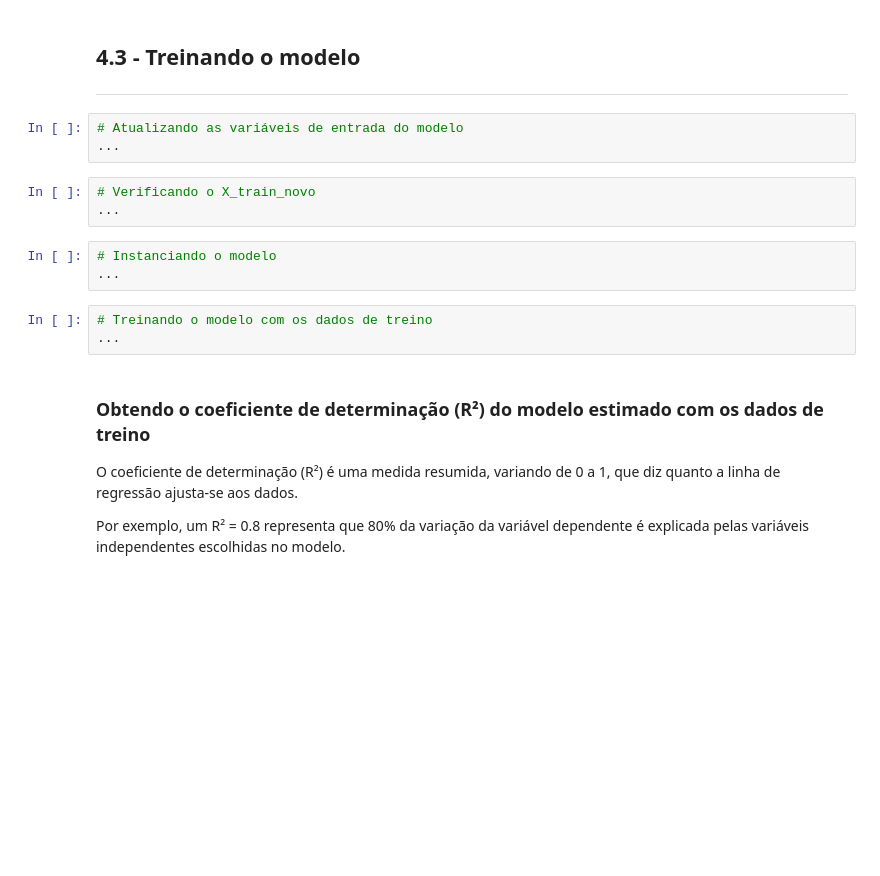
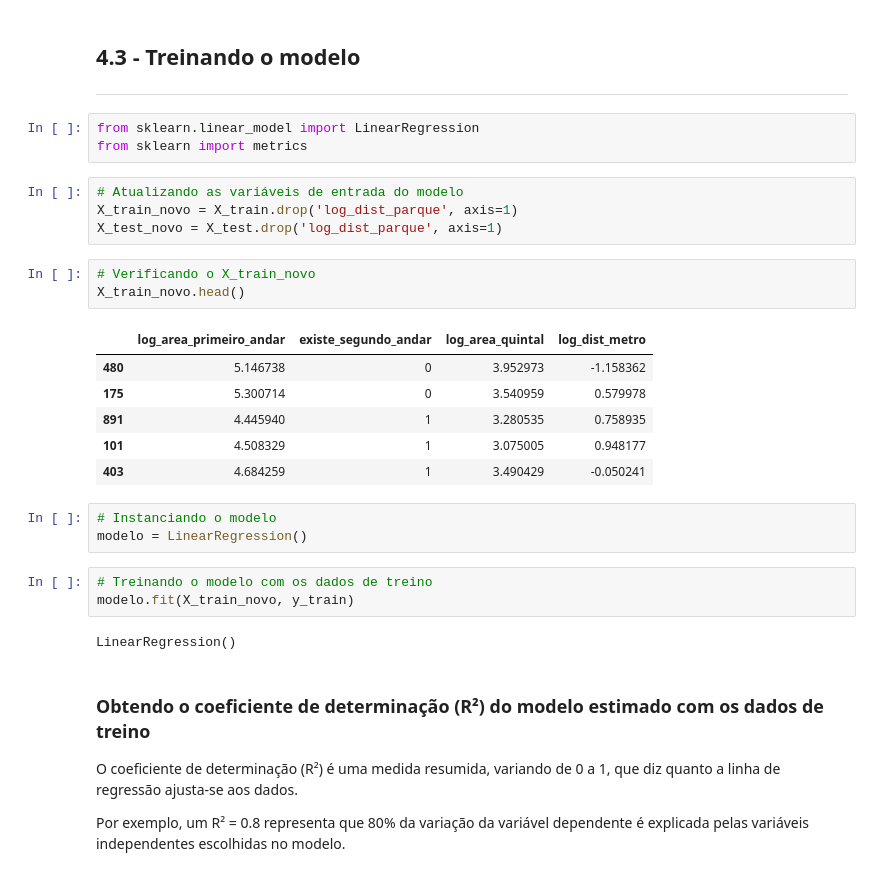
Before and after one commit to Camillabgarcia/ML_Regressao_Linear, a Jupyter notebook: Transformando_Variaveis_Regressão_Linear.ipynb, the cells around one changed output. Cells and saved outputs as stored; diff of their text form; blank space fills up the shorter version.

```diff
--- a/Transformando_Variaveis_Regressão_Linear.ipynb
+++ b/Transformando_Variaveis_Regressão_Linear.ipynb
@@ -392,18 +422,31 @@ import statsmodels.api as sm
 ## **4.3 - Treinando o modelo**
 
 ---
+# %%
+from sklearn.linear_model import LinearRegression
+from sklearn import metrics
 # %%
 # Atualizando as variáveis de entrada do modelo
-...
+X_train_novo = X_train.drop('log_dist_parque', axis=1)
+X_test_novo = X_test.drop('log_dist_parque', axis=1)
 # %%
 # Verificando o X_train_novo
-...
+X_train_novo.head()
+# %% [output]
+|  | log_area_primeiro_andar | existe_segundo_andar | log_area_quintal | log_dist_metro |
+| 480 | 5.146738 | 0 | 3.952973 | -1.158362 |
+| 175 | 5.300714 | 0 | 3.540959 | 0.579978 |
+| 891 | 4.445940 | 1 | 3.280535 | 0.758935 |
+| 101 | 4.508329 | 1 | 3.075005 | 0.948177 |
+| 403 | 4.684259 | 1 | 3.490429 | -0.050241 |
 # %%
 # Instanciando o modelo
-...
+modelo = LinearRegression()
 # %%
 # Treinando o modelo com os dados de treino
-...
+modelo.fit(X_train_novo, y_train)
+# %% [output]
+LinearRegression()
 # %% [markdown]
 ### **Obtendo o coeficiente de determinação (R²) do modelo estimado com os dados de treino**
 
```
Also changed, not shown: parts of 16 cells of this notebook.
